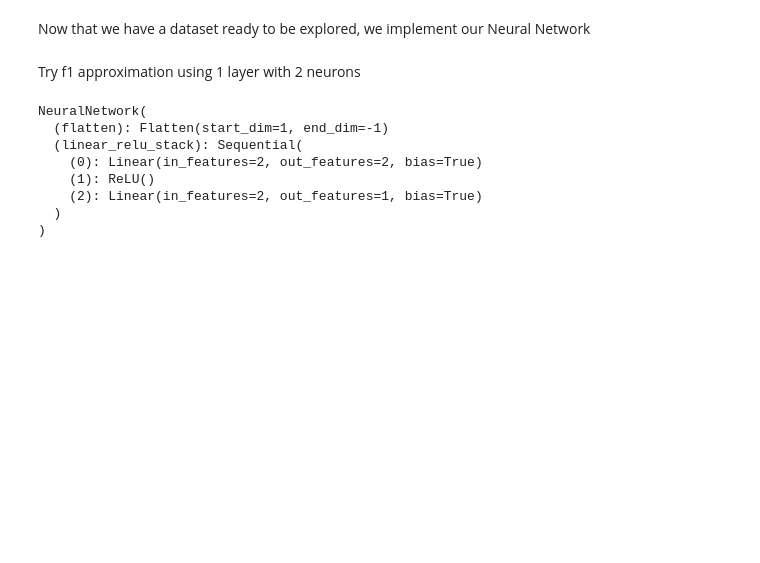
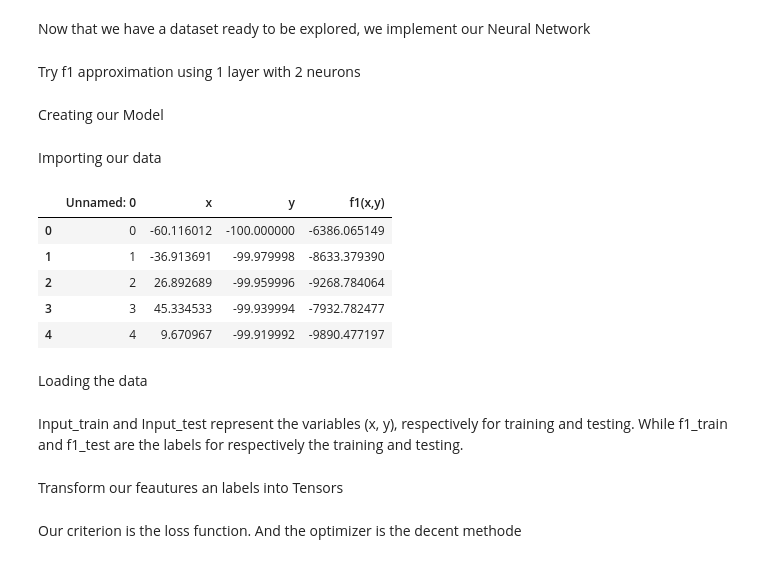
Before and after one commit to cheikh42/functionapproximation, a Jupyter notebook: noteboook.ipynb, the cells around one changed output. Saved outputs shown, nothing was run; the diff lists cells and outputs as text; code cells hidden in the pictures; blank space fills up the shorter version.

```diff
--- a/noteboook.ipynb
+++ b/noteboook.ipynb
@@ -115,13 +89,2 @@ class FeatureDataset(Dataset):
-# %%
-#defining the mmodel
-model = NeuralNetwork().to('cpu')
-print(model)
-# %% [output]
-NeuralNetwork(
-  (flatten): Flatten(start_dim=1, end_dim=-1)
-  (linear_relu_stack): Sequential(
-    (0): Linear(in_features=2, out_features=2, bias=True)
-    (1): ReLU()
-    (2): Linear(in_features=2, out_features=1, bias=True)
-  )
-)
+# %% [markdown]
+Creating our Model
@@ -127,0 +94,15 @@ NeuralNetwork(
+# %% [markdown]
+Importing our data
+# %%
+Data_f1=pd.read_csv('./datasets/f1_dataset.csv')
+# %%
+Data_f1.head()
+# %% [output]
+|  | Unnamed: 0 | x | y | f1(x,y) |
+| 0 | 0 | -60.116012 | -100.000000 | -6386.065149 |
+| 1 | 1 | -36.913691 | -99.979998 | -8633.379390 |
+| 2 | 2 | 26.892689 | -99.959996 | -9268.784064 |
+| 3 | 3 | 45.334533 | -99.939994 | -7932.782477 |
+| 4 | 4 | 9.670967 | -99.919992 | -9890.477197 |
+# %% [markdown]
+Loading the data
@@ -127,0 +112,2 @@ NeuralNetwork(
+# %% [markdown]
+Input_train and Input_test represent the variables (x, y), respectively for training and testing. While f1_train and f1_test are the labels for respectively the training and testing.
@@ -127,0 +116,2 @@ NeuralNetwork(
+# %% [markdown]
+Transform our feautures an labels into Tensors
@@ -128 +123,3 @@ NeuralNetwork(
+# %% [markdown]
+Our criterion is the loss function. And the optimizer is the decent methode
 # %%
```
Also changed, not shown: parts of 13 cells of this notebook, 3 other files.
